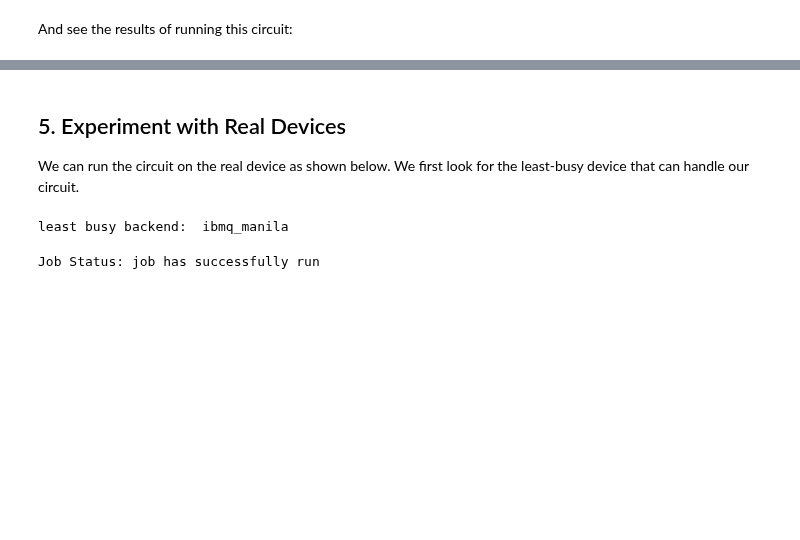
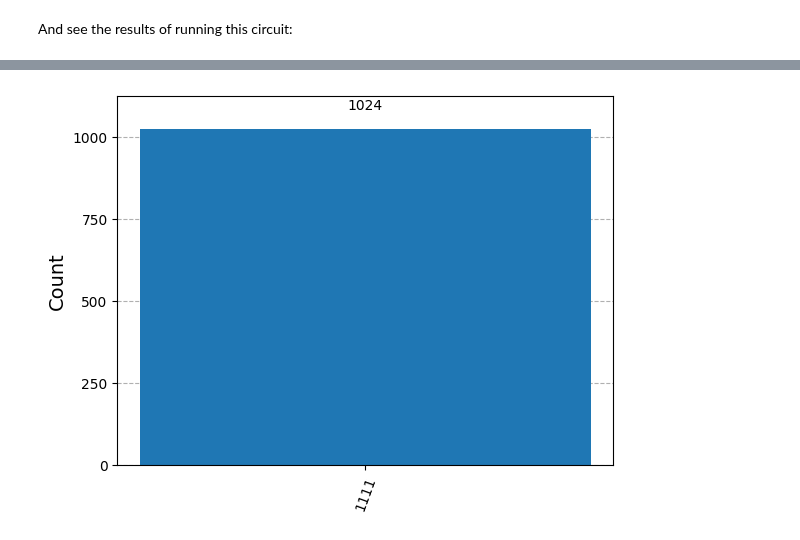
Before and after one commit to mkbahk/QuantumComputing, a Jupyter notebook: QuantumToyAlgorithm_Deutsch_JozsaAlgorithm_00_QiskitSample_mkbahk_20250331.ipynb, the cells around one changed output, grey strips where cells are left out. Saved outputs shown, nothing was run; the diff lists cells and outputs as text; code cells hidden in the pictures; blank space fills up the shorter version.

```diff
--- a/QuantumToyAlgorithm_Deutsch_JozsaAlgorithm_00_QiskitSample_mkbahk_20250331.ipynb
+++ b/QuantumToyAlgorithm_Deutsch_JozsaAlgorithm_00_QiskitSample_mkbahk_20250331.ipynb
@@ -477,6 +593,6 @@ And see the results of running this circuit:
 # %%
 transpiled_dj_circuit = transpile(dj_circuit, aer_sim)
 results = aer_sim.run(transpiled_dj_circuit).result()
-answer = results.get_counts()
-plot_histogram(answer)
+counts = results.get_counts()
+plot_histogram(counts)
 # %% [output]
@@ -484,22 +599 @@ plot_histogram(answer)
+[figure, added]
-# %% [markdown]
-## 5. Experiment with Real Devices <a id='device'></a>
-
-We can run the circuit on the real device as shown below. We first look for the least-busy device that can handle our circuit.
-# %%
-# Load our saved IBMQ accounts and get the least busy backend device with greater than or equal to (n+1) qubits
-IBMQ.load_account()
-provider = IBMQ.get_provider(hub='ibm-q')
-backend = least_busy(provider.backends(filters=lambda x: x.configuration().n_qubits >= (n+1) and
-                                   not x.configuration().simulator and x.status().operational==True))
-print("least busy backend: ", backend)
-# %% [output]
-least busy backend:  ibmq_manila
-# %%
-# Run our circuit on the least busy backend. Monitor the execution of the job in the queue
-from qiskit.tools.monitor import job_monitor
-
-transpiled_dj_circuit = transpile(dj_circuit, backend, optimization_level=3)
-job = backend.run(transpiled_dj_circuit)
-job_monitor(job, interval=2)
-# %% [output]
-Job Status: job has successfully run
```
Also changed, not shown: parts of 24 cells of this notebook.
